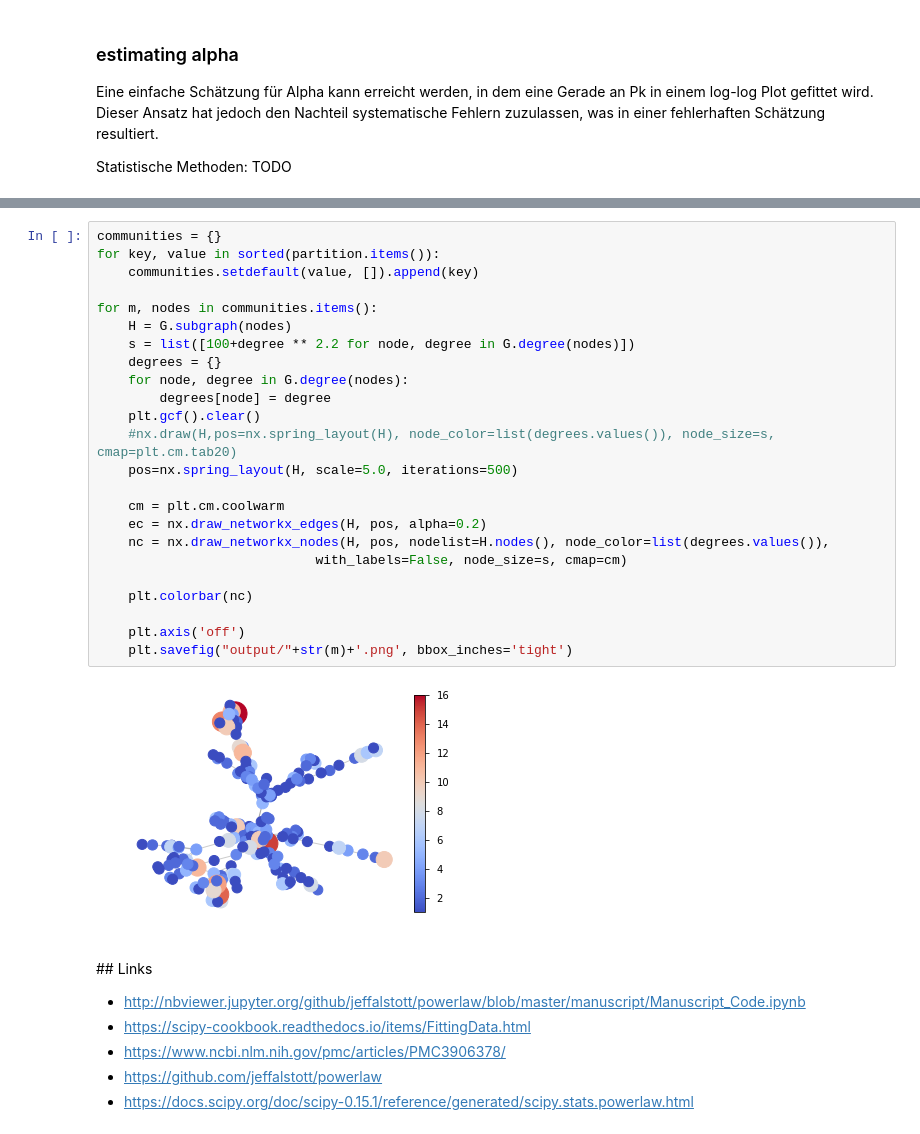
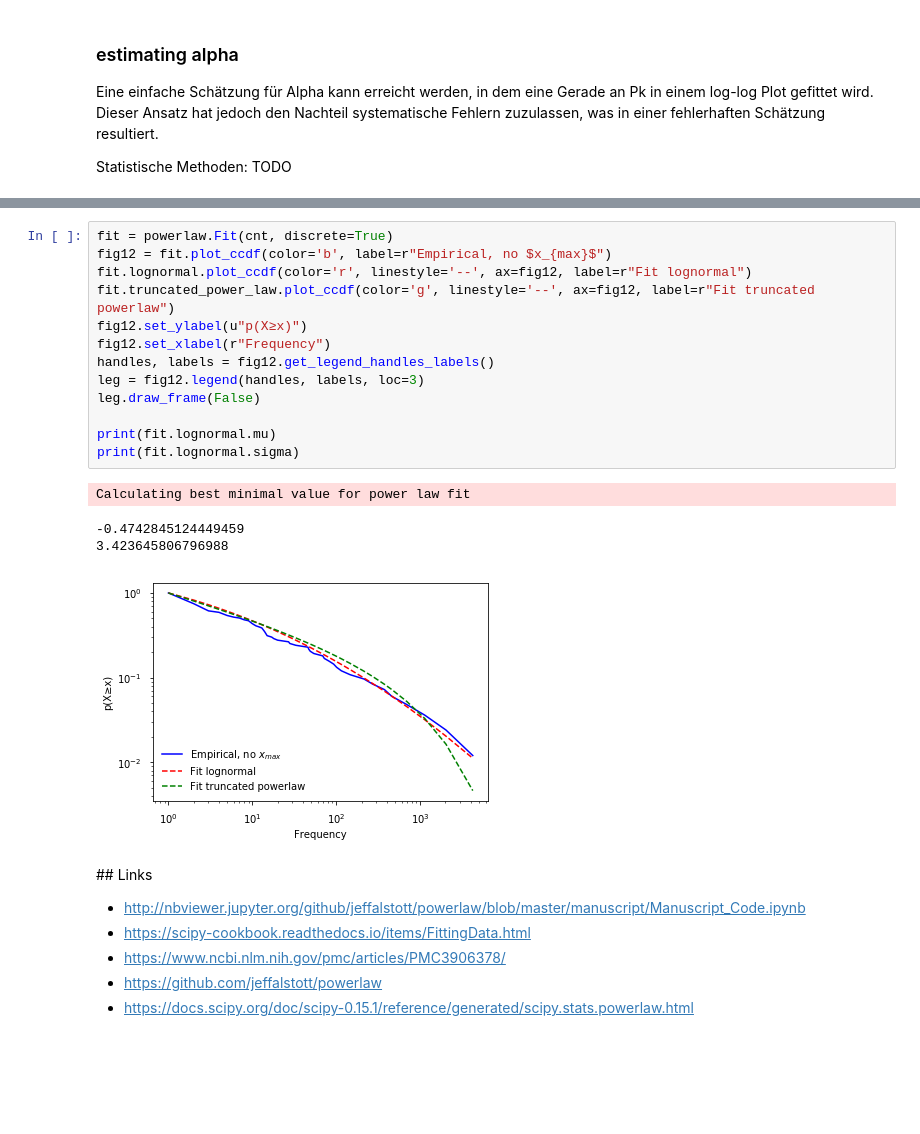
Before and after one commit to mariusgiger/network-analysis-pgp, a Jupyter notebook: PGP - Distribution & network type.ipynb, the cells around one changed output, grey strips where cells are left out. Drawn from its saved outputs; the diff is of its cells as text; blank space fills up the shorter version.

```diff
--- a/PGP - Distribution & network type.ipynb
+++ b/PGP - Distribution & network type.ipynb
@@ -185,29 +213,21 @@ modularity: 0.8793694595838137
-# %%
-communities = {}
-for key, value in sorted(partition.items()):
-    communities.setdefault(value, []).append(key)
-
-for m, nodes in communities.items():
-    H = G.subgraph(nodes)
-    s = list([100+degree ** 2.2 for node, degree in G.degree(nodes)])
-    degrees = {}
-    for node, degree in G.degree(nodes):
-        degrees[node] = degree
-    plt.gcf().clear()
-    #nx.draw(H,pos=nx.spring_layout(H), node_color=list(degrees.values()), node_size=s, cmap=plt.cm.tab20)
-    pos=nx.spring_layout(H, scale=5.0, iterations=500)
-
-    cm = plt.cm.coolwarm
-    ec = nx.draw_networkx_edges(H, pos, alpha=0.2)
-    nc = nx.draw_networkx_nodes(H, pos, nodelist=H.nodes(), node_color=list(degrees.values()),
-                            with_labels=False, node_size=s, cmap=cm)
-
-    plt.colorbar(nc)
-
-    plt.axis('off')
-    plt.savefig("output/"+str(m)+'.png', bbox_inches='tight')
-# %% [output]
-[figure, removed]
+# %%
+fit = powerlaw.Fit(cnt, discrete=True)
+fig12 = fit.plot_ccdf(color='b', label=r"Empirical, no $x_{max}$")
+fit.lognormal.plot_ccdf(color='r', linestyle='--', ax=fig12, label=r"Fit lognormal")
+fit.truncated_power_law.plot_ccdf(color='g', linestyle='--', ax=fig12, label=r"Fit truncated powerlaw")
+fig12.set_ylabel(u"p(X≥x)")
+fig12.set_xlabel(r"Frequency")
+handles, labels = fig12.get_legend_handles_labels()
+leg = fig12.legend(handles, labels, loc=3)
+leg.draw_frame(False)
+
+print(fit.lognormal.mu)
+print(fit.lognormal.sigma)
+# %% [output]
+Calculating best minimal value for power law fit
+-0.4742845124449459
+3.423645806796988
+[figure, added]
 # %% [markdown]
 ## Links
 - http://nbviewer.jupyter.org/github/jeffalstott/powerlaw/blob/master/manuscript/Manuscript_Code.ipynb
```
Also changed, not shown: parts of 10 cells of this notebook, 3 other files.
